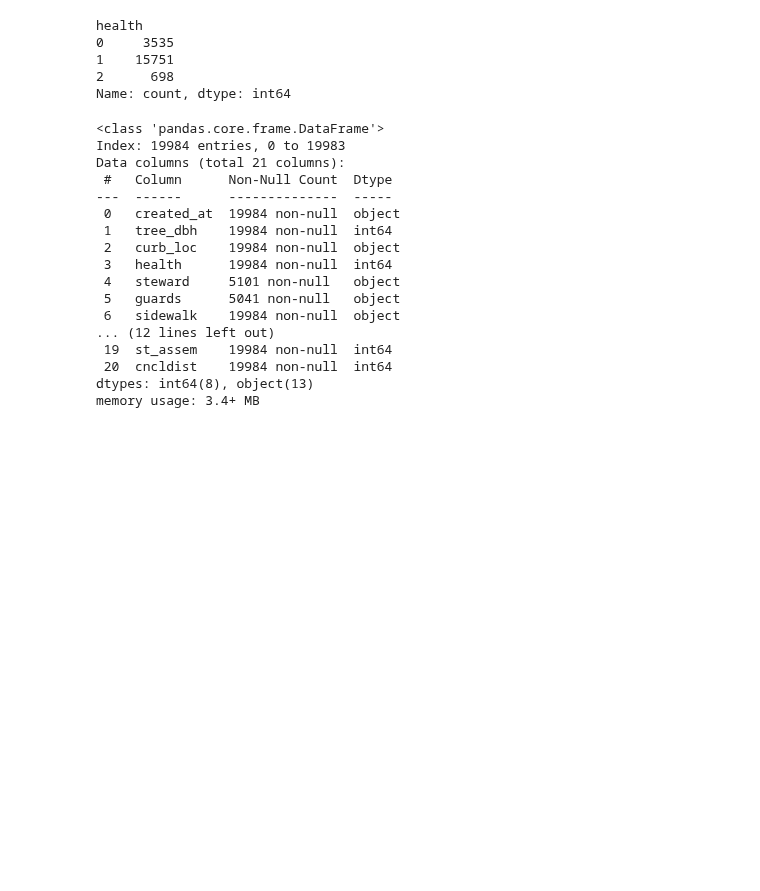
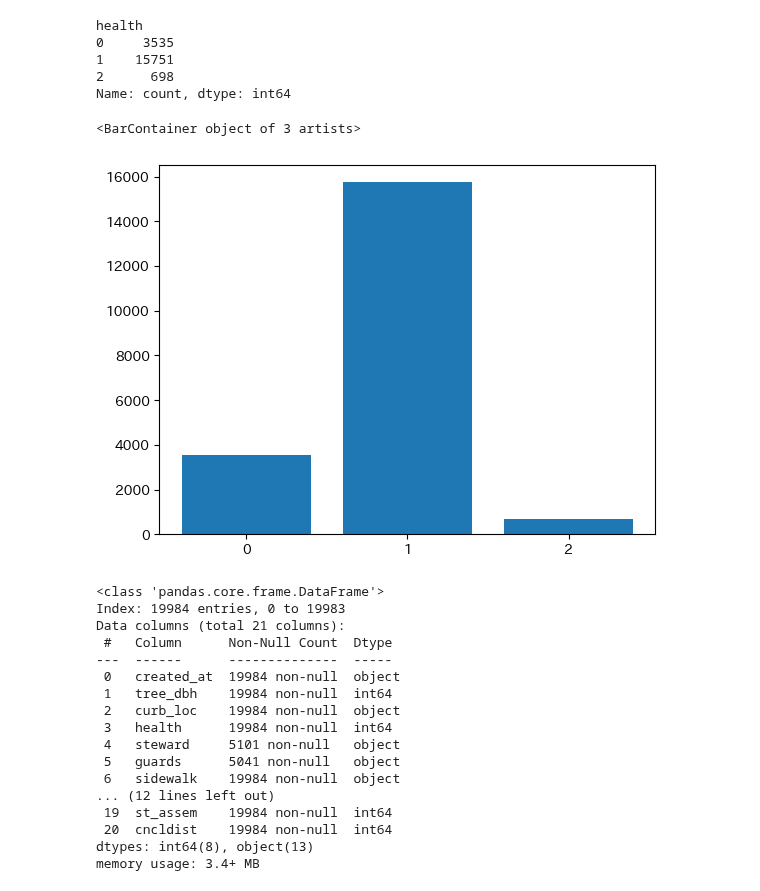
Before and after one commit to Masato-210831/For_study, a Jupyter notebook: Python_code/SMBC Group GREEN×DATA Challenge_practice.ipynb, the cells around one changed output. Drawn from its saved outputs; the diff is of its cells as text; code cells hidden in the pictures; blank space fills up the shorter version.

```diff
--- a/Python_code/SMBC Group GREEN×DATA Challenge_practice.ipynb
+++ b/Python_code/SMBC Group GREEN×DATA Challenge_practice.ipynb
@@ -43,6 +45,12 @@ health
 1    15751
 2      698
 Name: count, dtype: int64
+# %%
+health_counts = train_df['health'].value_counts().sort_index()
+plt.bar(['0', '1', '2'], health_counts.values)
+# %% [output]
+<BarContainer object of 3 artists>
+[figure, added]
 # %%
 train_df.info()
 # %% [output]
```
Also changed, not shown: parts of 54 cells of this notebook, 16 other files.
